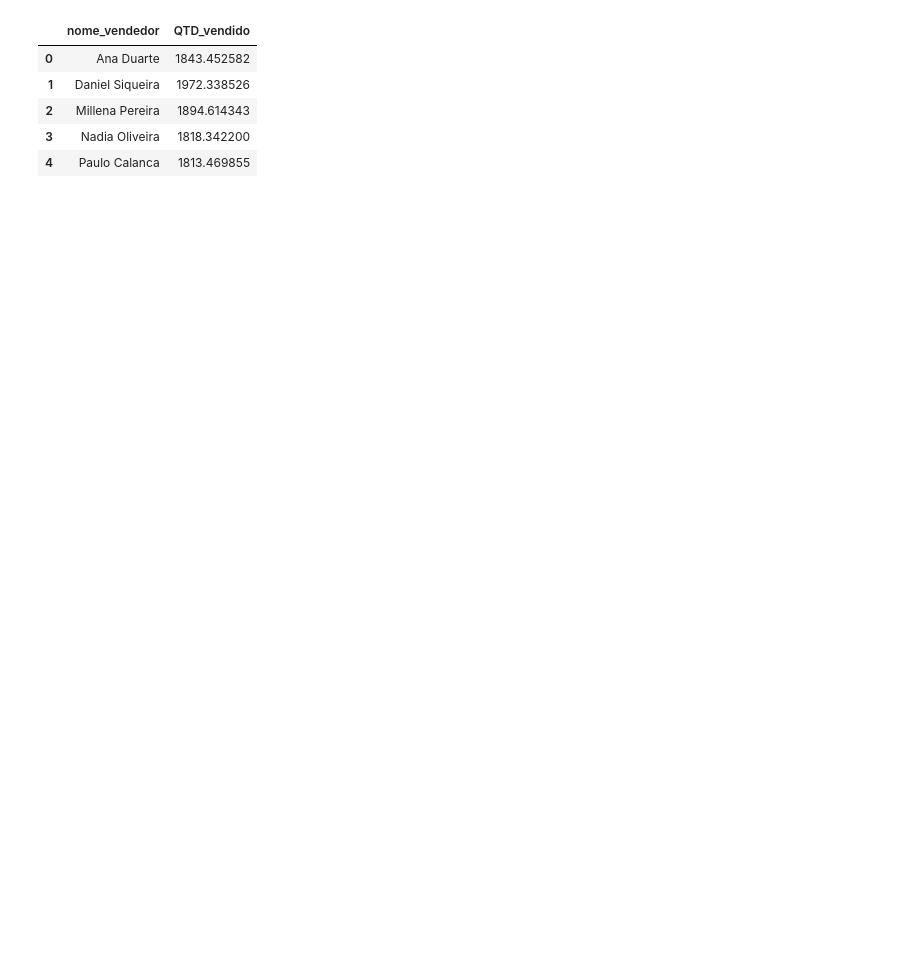
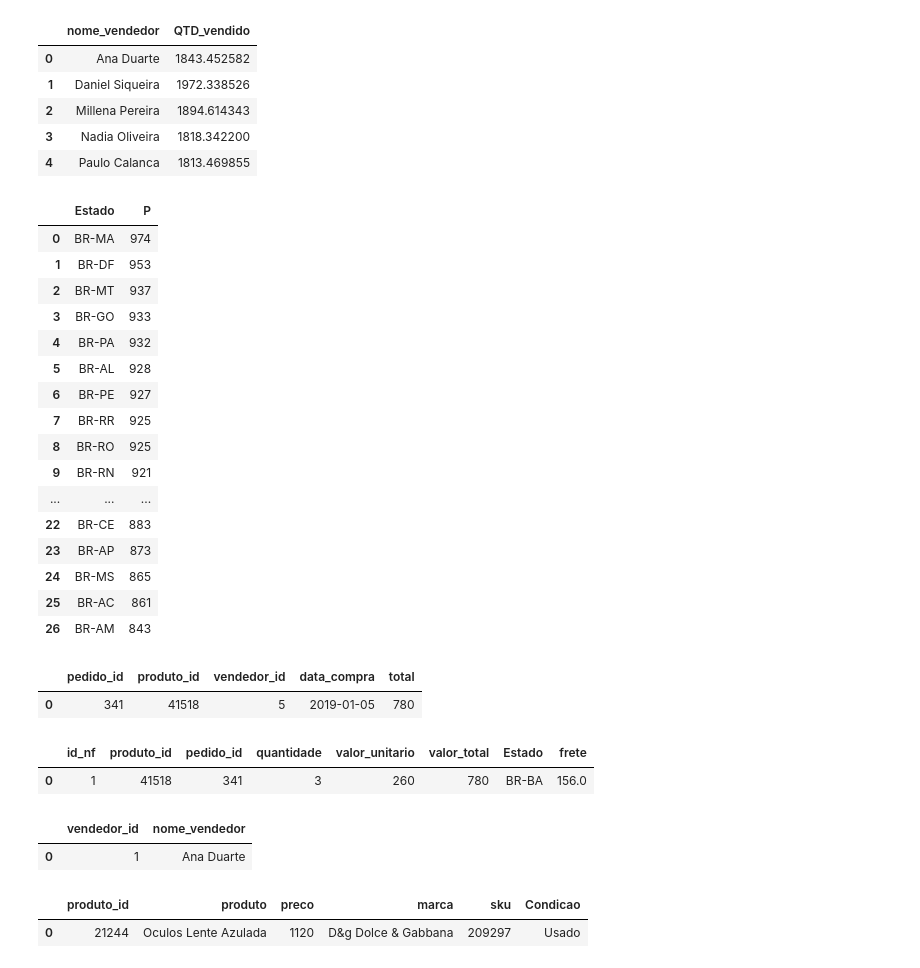
Before and after one commit to DouglasLeite77/python, a Jupyter notebook: curso 06 panda/app.ipynb, the cells around one changed output. Drawn from its saved outputs; the diff is of its cells as text; code cells hidden in the pictures; blank space fills up the shorter version.

```diff
--- a/curso 06 panda/app.ipynb
+++ b/curso 06 panda/app.ipynb
@@ -154,3 +149,49 @@ sql_query(query)
 | 2 | Millena Pereira | 1894.614343 |
 | 3 | Nadia Oliveira | 1818.342200 |
 | 4 | Paulo Calanca | 1813.469855 |
+# %%
+query = '''
+SELECT ESTADO, COUNT(*) AS P
+FROM ITENS_PEDIDOS
+GROUP BY ESTADO
+ORDER BY P DESC
+'''
+sql_query(query)
+# %% [output]
+|  | Estado | P |
+| 0 | BR-MA | 974 |
+| 1 | BR-DF | 953 |
+| 2 | BR-MT | 937 |
+| 3 | BR-GO | 933 |
+| 4 | BR-PA | 932 |
+| 5 | BR-AL | 928 |
+| 6 | BR-PE | 927 |
+| 7 | BR-RR | 925 |
+| 8 | BR-RO | 925 |
+| 9 | BR-RN | 921 |
+| ... | ... | ... |
+| 22 | BR-CE | 883 |
+| 23 | BR-AP | 873 |
+| 24 | BR-MS | 865 |
+| 25 | BR-AC | 861 |
+| 26 | BR-AM | 843 |
+# %%
+pedidos.head(1)
+# %% [output]
+|  | pedido_id | produto_id | vendedor_id | data_compra | total |
+| 0 | 341 | 41518 | 5 | 2019-01-05 | 780 |
+# %%
+itens_pedidos.head(1)
+# %% [output]
+|  | id_nf | produto_id | pedido_id | quantidade | valor_unitario | valor_total | Estado | frete |
+| 0 | 1 | 41518 | 341 | 3 | 260 | 780 | BR-BA | 156.0 |
+# %%
+vendedores.head(1)
+# %% [output]
+|  | vendedor_id | nome_vendedor |
+| 0 | 1 | Ana Duarte |
+# %%
+produtos.head(1)
+# %% [output]
+|  | produto_id | produto | preco | marca | sku | Condicao |
+| 0 | 21244 | Oculos Lente Azulada | 1120 | D&g Dolce & Gabbana | 209297 | Usado |
```
Also changed, not shown: parts of 7 cells of this notebook.
